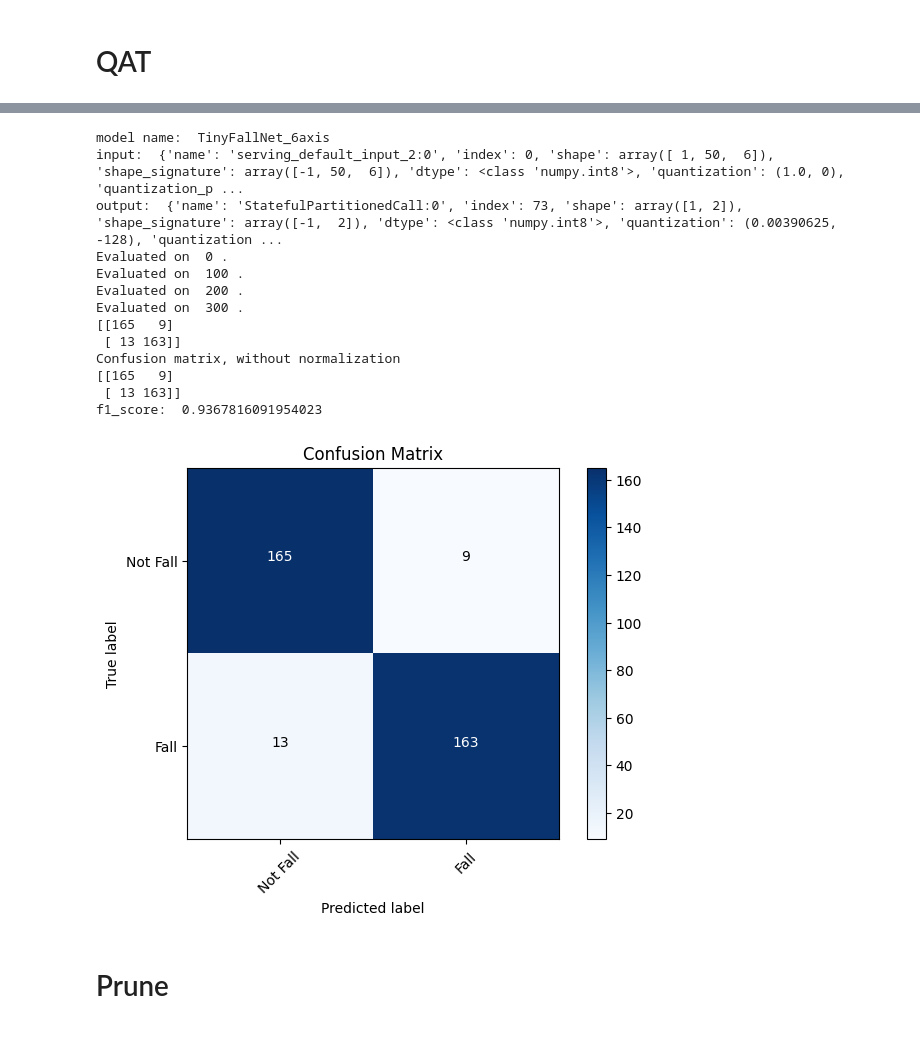
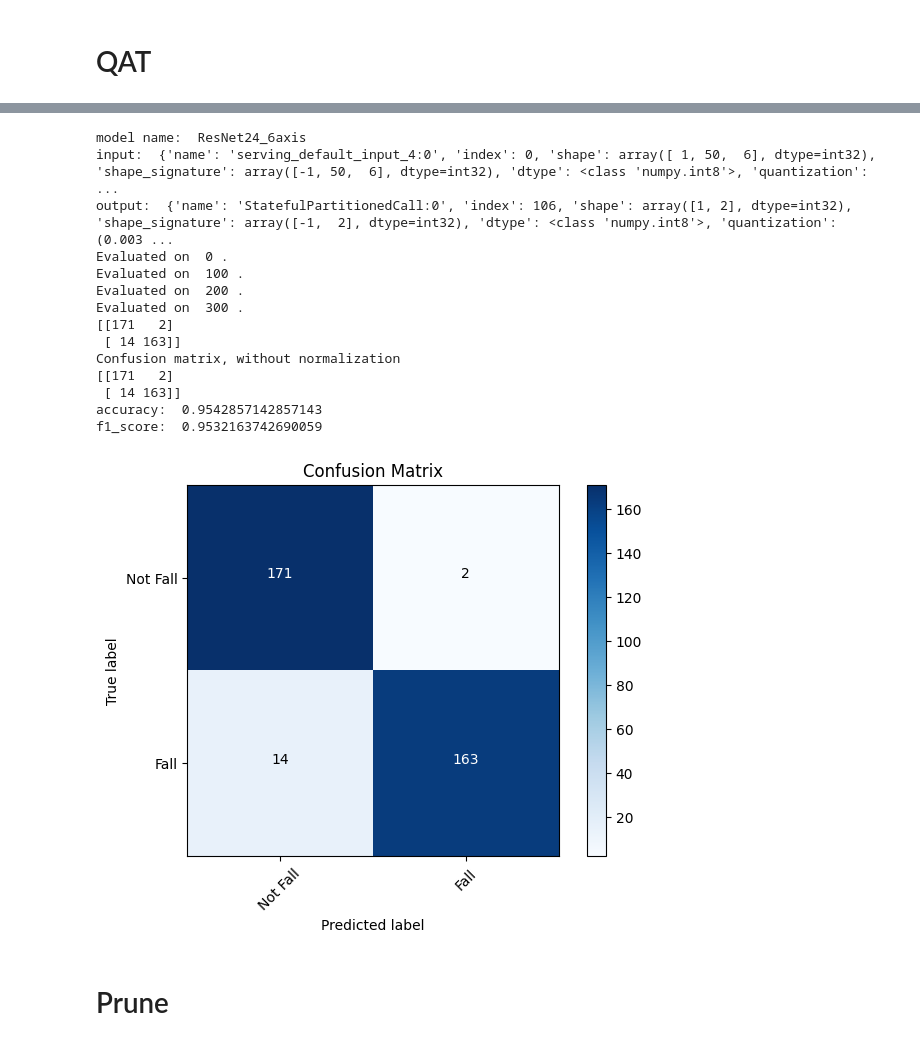
Before and after one commit to Liux1n/Fall_Detection, a Jupyter notebook: train.ipynb, the cells around one changed output, grey strips where cells are left out. Drawn from its saved outputs; the diff is of its cells as text; code cells hidden in the pictures.

```diff
--- a/train.ipynb
+++ b/train.ipynb
@@ -50,6 +48,7 @@ model_name = "TinyFallNet_6axis" # "ConvLSTM" or "ConvLSTM_VGG" or "TinyFallNet"
 #                                                                                               full integer quantized model(int8 input, int8 output)
 #                                                                                               full integer quantized model(float32 input, int8 output)
 train_with_int = True
+use_saved_data = True
 # use_float_input = True
 load_from_checkpoint = config['load_from_checkpoint']
 
@@ -68,12 +67,18 @@ else:
     elif model_name == "ConvLSTM_VGG":
         model = ConvLSTM_VGG()
         data_mode = 'ACC+GYRO+MAG'
+    elif model_name == "ConvLSTM_VGG_6axis":
+        model = ConvLSTM_VGG(6)
+        data_mode = 'ACC+GYRO'
     elif model_name == "TinyFallNet":
         model = TinyFallNet()
         data_mode = 'ACC+GYRO+MAG'
     elif model_name == "ResNet24":
         model = ResNet24()
         data_mode = 'ACC+GYRO+MAG'
+    elif model_name == "ResNet24_6axis":
+        model = ResNet24(6)
+        data_mode = 'ACC+GYRO'
     elif model_name == "TinyFallNet_6axis":
         model = TinyFallNet(6)
         data_mode = 'ACC+GYRO'
@@ -100,13 +101,22 @@ patience:  20
 # %% [markdown]
 # Data Loader
 # %%
-data, label = DataOrganizer(sensor_data_folder,
-                            label_data_folder,
-                            window_size,
-                            fall_threshold,
-                            num_window_fall_data,
-                            num_window_not_fall_data,
-                            data_mode)
+if not use_saved_data:
+    data, label = DataOrganizer(sensor_data_folder,
+                                label_data_folder,
+                                window_size,
+                                fall_threshold,
+                                num_window_fall_data,
+                                num_window_not_fall_data,
+                                data_mode)
+else:
+    data = np.load('./saved_data/data.npy')
+    label = np.load('./saved_data/label.npy', allow_pickle=True)
+    B_size = (label == 0).sum()
+    A_size = (label == 1).sum()
+    print('not_fall_size: ', B_size)
+    print('fall_size: ', A_size)
+
 
 print("Data shape: ", data.shape)
 # %% [output]
@@ -215,4 +222,6 @@ ________________________________________________________________________________
 # %%
+patience = 5
+
 # Ensure y_train and y_val are one-hot encoded only once
 if y_train.ndim == 1:
     y_train = to_categorical(y_train)
@@ -510,44 +676,45 @@ predictions = np.zeros(X_test.shape[0])
 for i, test_data in enumerate(X_test_qat):
     test_data = np.expand_dims(test_data, axis=0)
     #print(test_data.shape)
     interpreter.set_tensor(input_details["index"], test_data)
     interpreter.invoke()
     output = interpreter.get_tensor(output_details["index"])[0]
     if i%100 == 0:
         # print("Evaluated on %d images." % test_image_index)
         print('Evaluated on ', i, '.')
     predictions[i] = output.argmax()
 
 gt = np.argmax(y_test_qat, axis=-1)
 
 # Compute the confusion matrix
 cm = confusion_matrix(gt, predictions)
 
 print(cm)
 # plot the confusion matrix
 plot_confusion_matrix(cm, classes=['Not Fall', 'Fall'], normalize=False, title='Confusion Matrix')
 
 # get accuracy
-#accuracy_fp = (cm[0][0] + cm[1][1]) / np.sum(cm)
-#print('accuracy: ', accuracy_fp)
+accuracy_fp = (cm[0][0] + cm[1][1]) / np.sum(cm)
+print('accuracy: ', accuracy_fp)
 
 f1_score = 2 * cm[1][1] / (2 * cm[1][1] + cm[0][1] + cm[1][0])
 print('f1_score: ', f1_score)
 # %% [output]
-model name:  TinyFallNet_6axis
-input:  {'name': 'serving_default_input_2:0', 'index': 0, 'shape': array([ 1, 50,  6]), 'shape_signature': array([-1, 50,  6]), 'dtype': <class 'numpy.int8'>, 'quantization': (1.0, 0), 'quantization_p ...
-output:  {'name': 'StatefulPartitionedCall:0', 'index': 73, 'shape': array([1, 2]), 'shape_signature': array([-1,  2]), 'dtype': <class 'numpy.int8'>, 'quantization': (0.00390625, -128), 'quantization ...
+model name:  ResNet24_6axis
+input:  {'name': 'serving_default_input_4:0', 'index': 0, 'shape': array([ 1, 50,  6], dtype=int32), 'shape_signature': array([-1, 50,  6], dtype=int32), 'dtype': <class 'numpy.int8'>, 'quantization': ...
+output:  {'name': 'StatefulPartitionedCall:0', 'index': 106, 'shape': array([1, 2], dtype=int32), 'shape_signature': array([-1,  2], dtype=int32), 'dtype': <class 'numpy.int8'>, 'quantization': (0.003 ...
 Evaluated on  0 .
 Evaluated on  100 .
 Evaluated on  200 .
 Evaluated on  300 .
-[[165   9]
- [ 13 163]]
+[[171   2]
+ [ 14 163]]
 Confusion matrix, without normalization
-[[165   9]
- [ 13 163]]
-f1_score:  0.9367816091954023
+[[171   2]
+ [ 14 163]]
+accuracy:  0.9542857142857143
+f1_score:  0.9532163742690059
-[figure, old version]
+[figure, new version]
 # %% [markdown]
 # Prune
 # %%
```
Also changed, not shown: parts of 28 cells of this notebook, 6 other files.
